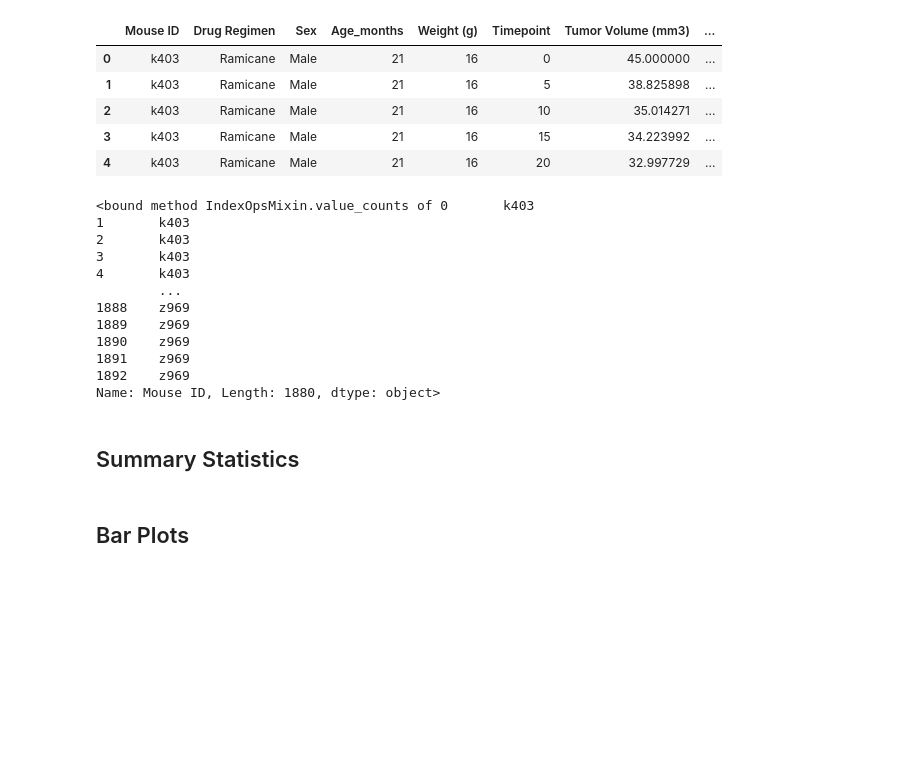
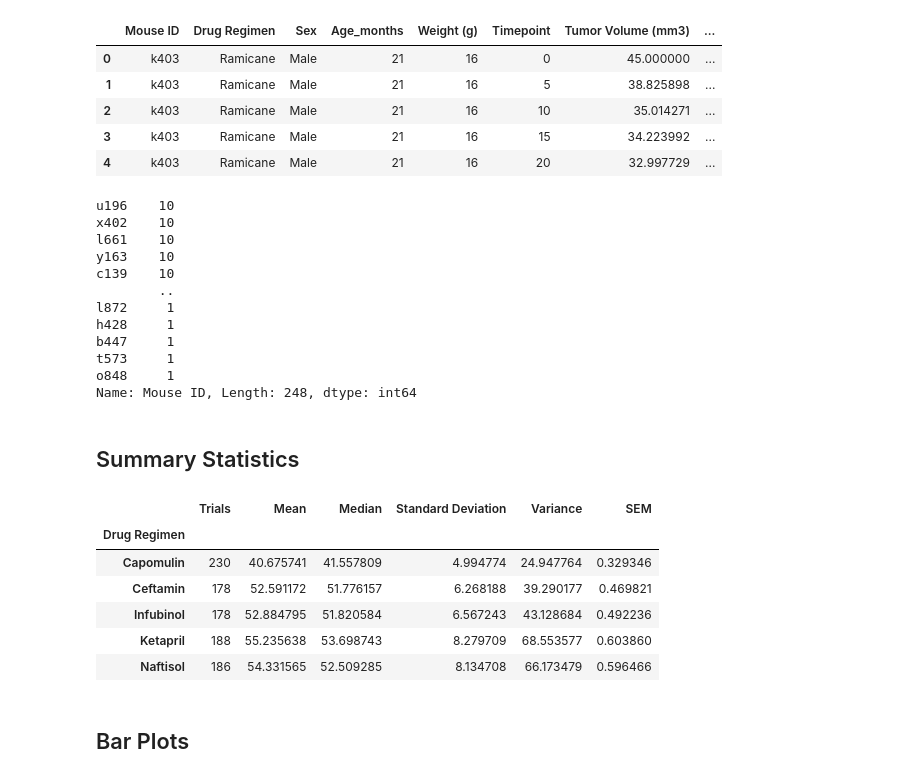
Before and after one commit to RussCob/Python-Matplotlib-Project-The-Power-of-Plots, a Jupyter notebook: Pymaceuticals/pymaceuticals_starter.ipynb, the cells around one changed output. Saved outputs shown, nothing was run; the diff lists cells and outputs as text; code cells hidden in the pictures; blank space fills up the shorter version.

```diff
--- a/Pymaceuticals/pymaceuticals_starter.ipynb
+++ b/Pymaceuticals/pymaceuticals_starter.ipynb
@@ -68,20 +68,21 @@ MiceClean_df.head()
 | 4 | k403 | Ramicane | Male | 21 | 16 | 20 | 32.997729 | ... |
 # %%
 # Checking the number of mice in the clean DataFrame.
-MC_Number = MiceClean_df["Mouse ID"].value_counts
+MC_Number = MiceClean_df["Mouse ID"].value_counts()
+# MC_Number = pd.DataFrame(MC_Number)
 MC_Number
 # %% [output]
-<bound method IndexOpsMixin.value_counts of 0       k403
-1       k403
-2       k403
-3       k403
-4       k403
-        ...
-1888    z969
-1889    z969
-1890    z969
-1891    z969
-1892    z969
-Name: Mouse ID, Length: 1880, dtype: object>
+u196    10
+x402    10
+l661    10
+y163    10
+c139    10
+        ..
+l872     1
+h428     1
+b447     1
+t573     1
+o848     1
+Name: Mouse ID, Length: 248, dtype: int64
 # %% [markdown]
 ## Summary Statistics
@@ -96,2 +89,34 @@ Name: Mouse ID, Length: 1880, dtype: object>
+# %%
+# Generate a summary statistics table of mean, median, variance, standard deviation, and SEM of the tumor volume for each regimen
+# This method is the most straightforward, creating multiple series and putting them all together at the end.
+# Generate a summary statistics table of mean, median, variance, standard deviation, and SEM of the tumor volume for each regimen
+# This method produces everything in a single groupby function.
+
+# Regimen
+Summary = pd.DataFrame(StudyDf.groupby("Drug Regimen").count())
+
+#Use groupby to create summary stats by drug regime, add results into columns in Summary
+
+Summary["Mean"]     = pd.DataFrame(StudyDf.groupby("Drug Regimen")["Tumor Volume (mm3)"].mean())
+Summary["Median"]   = pd.DataFrame(StudyDf.groupby("Drug Regimen")["Tumor Volume (mm3)"].median())
+Summary["Standard Deviation"] = pd.DataFrame(StudyDf.groupby("Drug Regimen")["Tumor Volume (mm3)"].std())
+Summary["Variance"] = pd.DataFrame(StudyDf.groupby("Drug Regimen")["Tumor Volume (mm3)"].var())
+Summary["SEM"]      = pd.DataFrame(StudyDf.groupby("Drug Regimen")["Tumor Volume (mm3)"].sem())
+
+#Clean up columns, just keeping a count column for some of the graphs below
+Summary = Summary[["Mouse ID", "Mean", "Median", "Standard Deviation", "Variance", "SEM"]]
+
+#Rename count column
+Summary = Summary.rename(columns = {"Mouse ID" : "Trials"})
+
+Summary.head()
+# %% [output]
+|  | Trials | Mean | Median | Standard Deviation | Variance | SEM |
+| Drug Regimen |  |  |  |  |  |  |
+| Capomulin | 230 | 40.675741 | 41.557809 | 4.994774 | 24.947764 | 0.329346 |
+| Ceftamin | 178 | 52.591172 | 51.776157 | 6.268188 | 39.290177 | 0.469821 |
+| Infubinol | 178 | 52.884795 | 51.820584 | 6.567243 | 43.128684 | 0.492236 |
+| Ketapril | 188 | 55.235638 | 53.698743 | 8.279709 | 68.553577 | 0.603860 |
+| Naftisol | 186 | 54.331565 | 52.509285 | 8.134708 | 66.173479 | 0.596466 |
 # %% [markdown]
 ## Bar Plots
```
Also changed, not shown: parts of 10 cells of this notebook.
